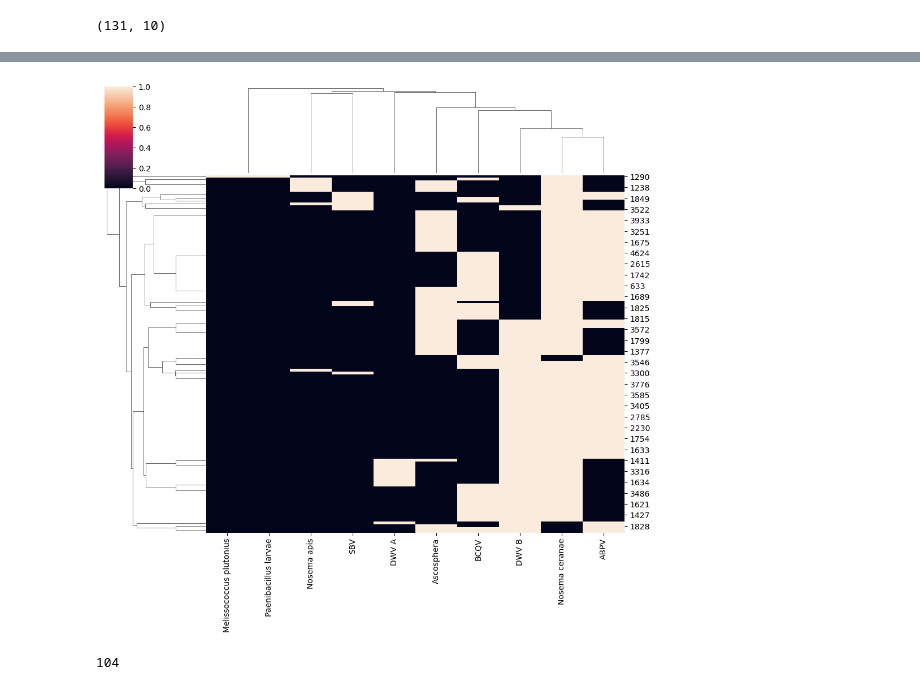
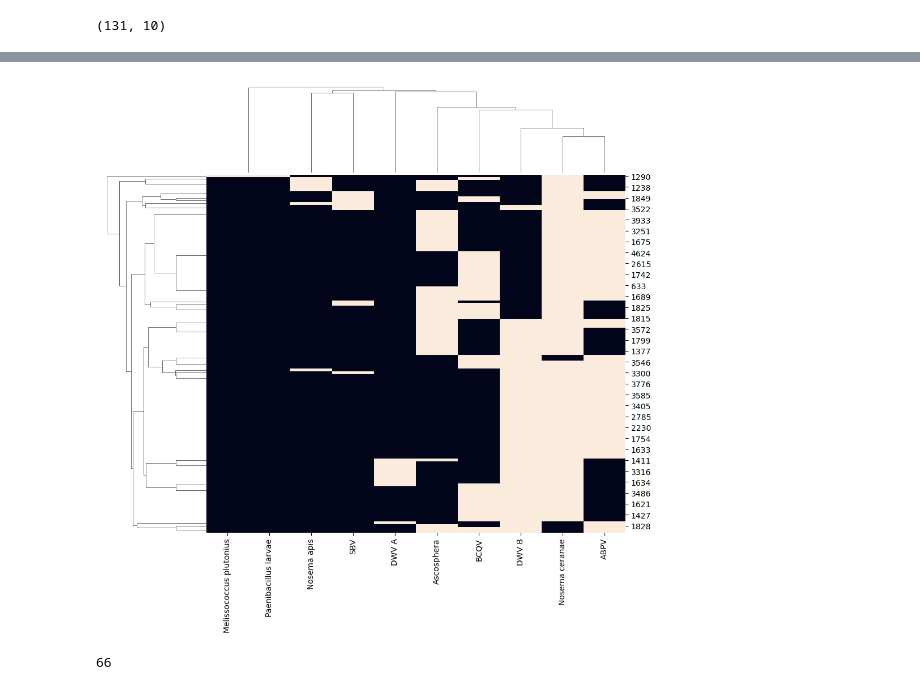
Before and after one commit to victorrossier/plan-b-omics, a Jupyter notebook: notebooks/agripol.ipynb, the cells around one changed output, grey strips where cells are left out. Saved outputs shown, nothing was run; the diff lists cells and outputs as text; code cells hidden in the pictures.

```diff
--- a/notebooks/agripol.ipynb
+++ b/notebooks/agripol.ipynb
@@ -26,6 +61,8 @@ dict_keys(['Runs 2018', 'Runs 2019', 'Runs 2020', 'Runs 2021', 'Runs 2022', 'mis
 # %%
 def clean_df(df, pathogens, apis_col, βActin_col):
-
+    '''
+    custom function to clean agripol pathogen excel file
+    '''
     p2cols = defaultdict(list)
     columns = []
     curr_pathogen = None
@@ -300,7 +343,8 @@ df_prev_filtered.shape
 # %%
 cg = sns.clustermap(df_prev_filtered, metric='jaccard', col_cluster=True)
+cg.cax.set_visible(False)
 # %% [output]
-[figure, old version]
+[figure, new version]
 # %%
 clustered_rows = np.array(df_prev_filtered.index[cg.dendrogram_row.reordered_ind])
 # %%
@@ -311,12 +355,14 @@ new_idx_clustered = np.array(cg.dendrogram_row.reordered_ind)
 df_prev_filtered_clust = df_prev_filtered.iloc[new_idx_clustered, :]
 # %%
 original_index = 1290 # bacteria
+original_index = 3496
 original_index = 1411
+original_index = 3784
 
 idx = np.argwhere(df_prev_filtered_clust.index == original_index).flatten()[0]
 idx
 # %% [output]
-104
+66
 # %%
 rge = 5
 # %%
```
Also changed, not shown: parts of 51 cells of this notebook, 1 other file.
